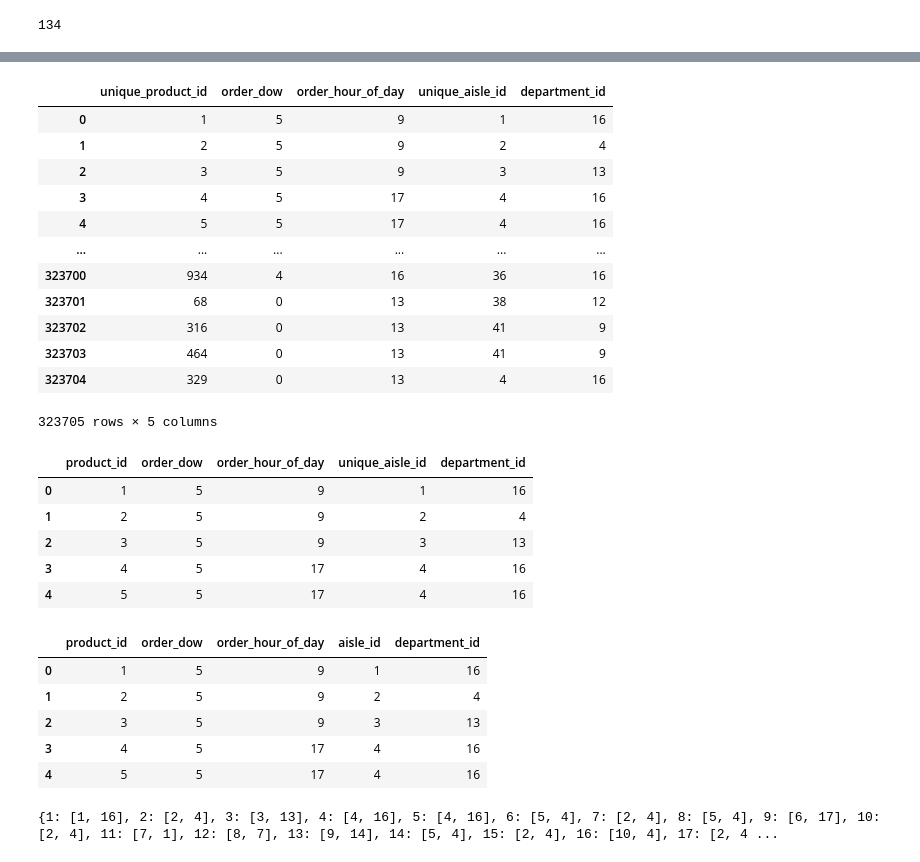
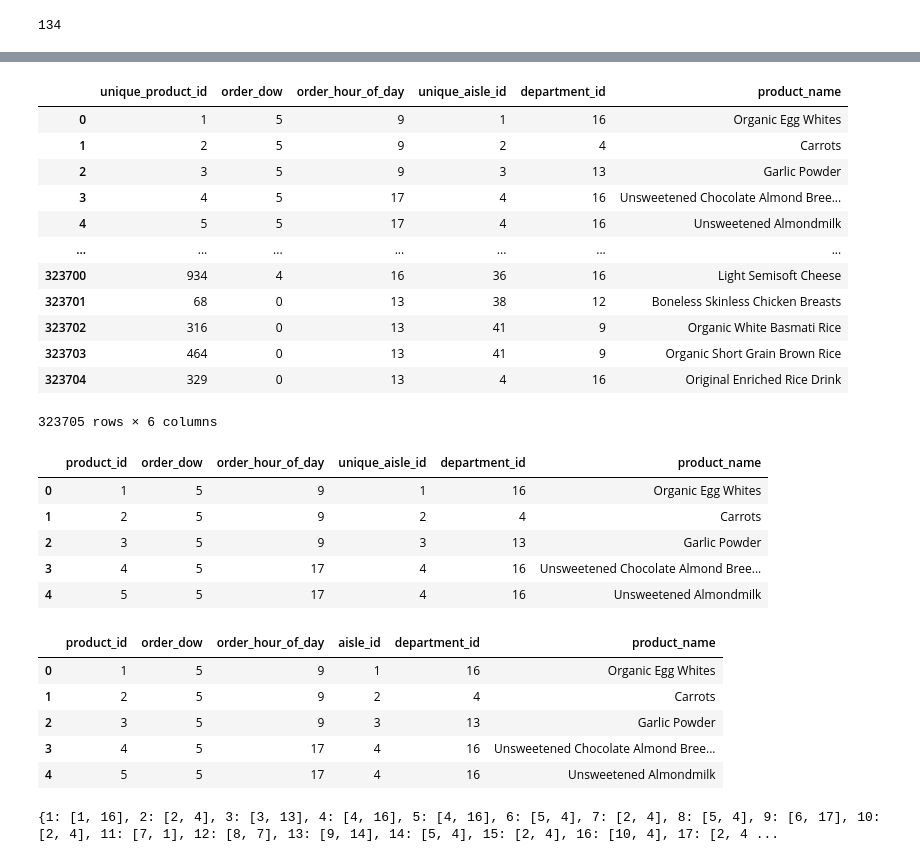
Before and after one commit to imageadhikari/food-recommender, a Jupyter notebook: preprocessing.ipynb, the cells around one changed output, grey strips where cells are left out. Drawn from its saved outputs; the diff is of its cells as text; code cells hidden in the pictures.

```diff
--- a/preprocessing.ipynb
+++ b/preprocessing.ipynb
@@ -97,6 +97,6 @@ merged_df.head()
 | 3 | 3 | 17668 | 1 | 5 | 17 | 5 | Unsweetened Chocolate Almond Bree... | ... |
 | 4 | 3 | 24838 | 2 | 5 | 17 | 5 | Unsweetened Almondmilk | ... |
 # %%
-df1 = merged_df[['product_id', 'order_dow', 'order_hour_of_day', 'aisle_id', 'department_id']].copy()
+df1 = merged_df[['product_id', 'order_dow', 'order_hour_of_day', 'product_name', 'aisle_id', 'department_id']].copy()
 df1
 # %% [output]
@@ -147,40 +147,40 @@ df1
 # %%
-df2 = df1[['unique_product_id', 'order_dow', 'order_hour_of_day', 'unique_aisle_id', 'department_id']].copy()
+df2 = df1[['unique_product_id', 'order_dow', 'order_hour_of_day', 'unique_aisle_id', 'department_id','product_name']].copy()
 df2
 # %% [output]
-|  | unique_product_id | order_dow | order_hour_of_day | unique_aisle_id | department_id |
-| 0 | 1 | 5 | 9 | 1 | 16 |
-| 1 | 2 | 5 | 9 | 2 | 4 |
-| 2 | 3 | 5 | 9 | 3 | 13 |
-| 3 | 4 | 5 | 17 | 4 | 16 |
-| 4 | 5 | 5 | 17 | 4 | 16 |
-| ... | ... | ... | ... | ... | ... |
-| 323700 | 934 | 4 | 16 | 36 | 16 |
-| 323701 | 68 | 0 | 13 | 38 | 12 |
-| 323702 | 316 | 0 | 13 | 41 | 9 |
-| 323703 | 464 | 0 | 13 | 41 | 9 |
-| 323704 | 329 | 0 | 13 | 4 | 16 |
+|  | unique_product_id | order_dow | order_hour_of_day | unique_aisle_id | department_id | product_name |
+| 0 | 1 | 5 | 9 | 1 | 16 | Organic Egg Whites |
+| 1 | 2 | 5 | 9 | 2 | 4 | Carrots |
+| 2 | 3 | 5 | 9 | 3 | 13 | Garlic Powder |
+| 3 | 4 | 5 | 17 | 4 | 16 | Unsweetened Chocolate Almond Bree... |
+| 4 | 5 | 5 | 17 | 4 | 16 | Unsweetened Almondmilk |
+| ... | ... | ... | ... | ... | ... | ... |
+| 323700 | 934 | 4 | 16 | 36 | 16 | Light Semisoft Cheese |
+| 323701 | 68 | 0 | 13 | 38 | 12 | Boneless Skinless Chicken Breasts |
+| 323702 | 316 | 0 | 13 | 41 | 9 | Organic White Basmati Rice |
+| 323703 | 464 | 0 | 13 | 41 | 9 | Organic Short Grain Brown Rice |
+| 323704 | 329 | 0 | 13 | 4 | 16 | Original Enriched Rice Drink |
-323705 rows × 5 columns
+323705 rows × 6 columns
 # %%
 df2.rename(columns= {'unique_product_id': 'product_id'}, inplace=True)
 df2.head()
 # %% [output]
-|  | product_id | order_dow | order_hour_of_day | unique_aisle_id | department_id |
-| 0 | 1 | 5 | 9 | 1 | 16 |
-| 1 | 2 | 5 | 9 | 2 | 4 |
-| 2 | 3 | 5 | 9 | 3 | 13 |
-| 3 | 4 | 5 | 17 | 4 | 16 |
-| 4 | 5 | 5 | 17 | 4 | 16 |
+|  | product_id | order_dow | order_hour_of_day | unique_aisle_id | department_id | product_name |
+| 0 | 1 | 5 | 9 | 1 | 16 | Organic Egg Whites |
+| 1 | 2 | 5 | 9 | 2 | 4 | Carrots |
+| 2 | 3 | 5 | 9 | 3 | 13 | Garlic Powder |
+| 3 | 4 | 5 | 17 | 4 | 16 | Unsweetened Chocolate Almond Bree... |
+| 4 | 5 | 5 | 17 | 4 | 16 | Unsweetened Almondmilk |
 # %%
 df2.rename(columns= {'unique_aisle_id': 'aisle_id'}, inplace=True)
 df2.head()
 # %% [output]
-|  | product_id | order_dow | order_hour_of_day | aisle_id | department_id |
-| 0 | 1 | 5 | 9 | 1 | 16 |
-| 1 | 2 | 5 | 9 | 2 | 4 |
-| 2 | 3 | 5 | 9 | 3 | 13 |
-| 3 | 4 | 5 | 17 | 4 | 16 |
-| 4 | 5 | 5 | 17 | 4 | 16 |
+|  | product_id | order_dow | order_hour_of_day | aisle_id | department_id | product_name |
+| 0 | 1 | 5 | 9 | 1 | 16 | Organic Egg Whites |
+| 1 | 2 | 5 | 9 | 2 | 4 | Carrots |
+| 2 | 3 | 5 | 9 | 3 | 13 | Garlic Powder |
+| 3 | 4 | 5 | 17 | 4 | 16 | Unsweetened Chocolate Almond Bree... |
+| 4 | 5 | 5 | 17 | 4 | 16 | Unsweetened Almondmilk |
 # %%
 # Creating a dictionary where product_id is key and aisle_id and department_id is values.
 dictionary = {}
```
Also changed, not shown: parts of 7 cells of this notebook, 4 other files.
